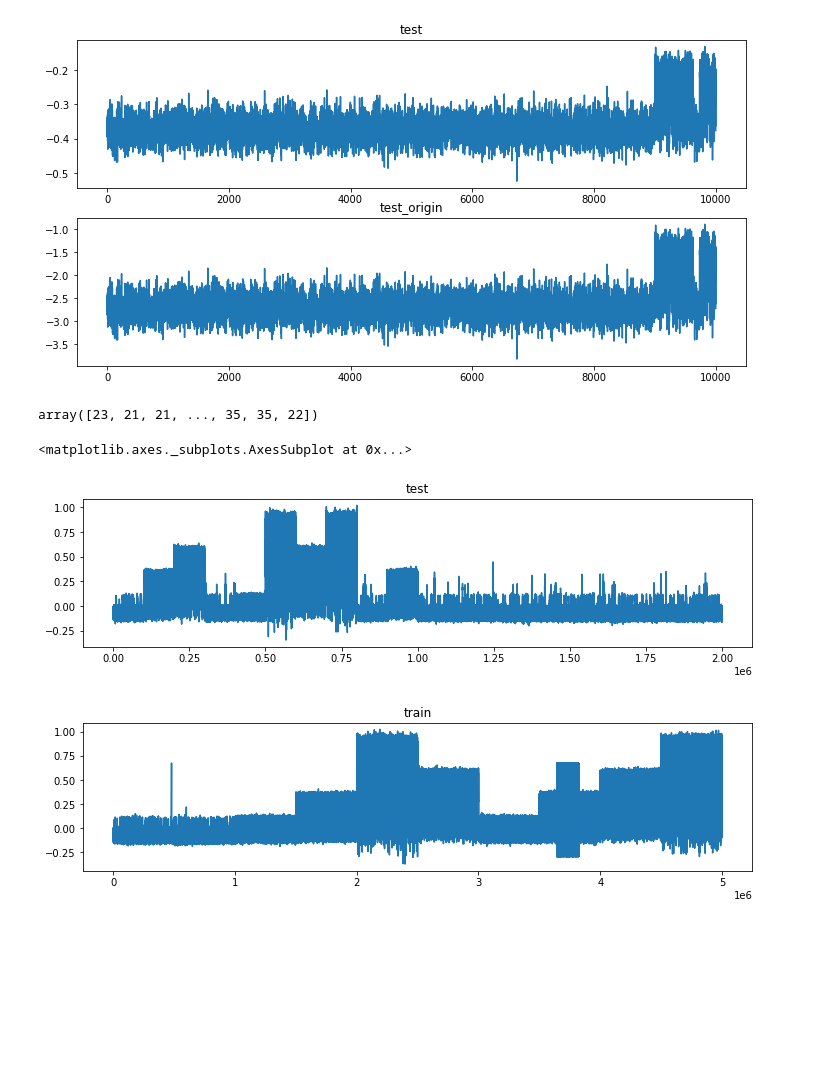
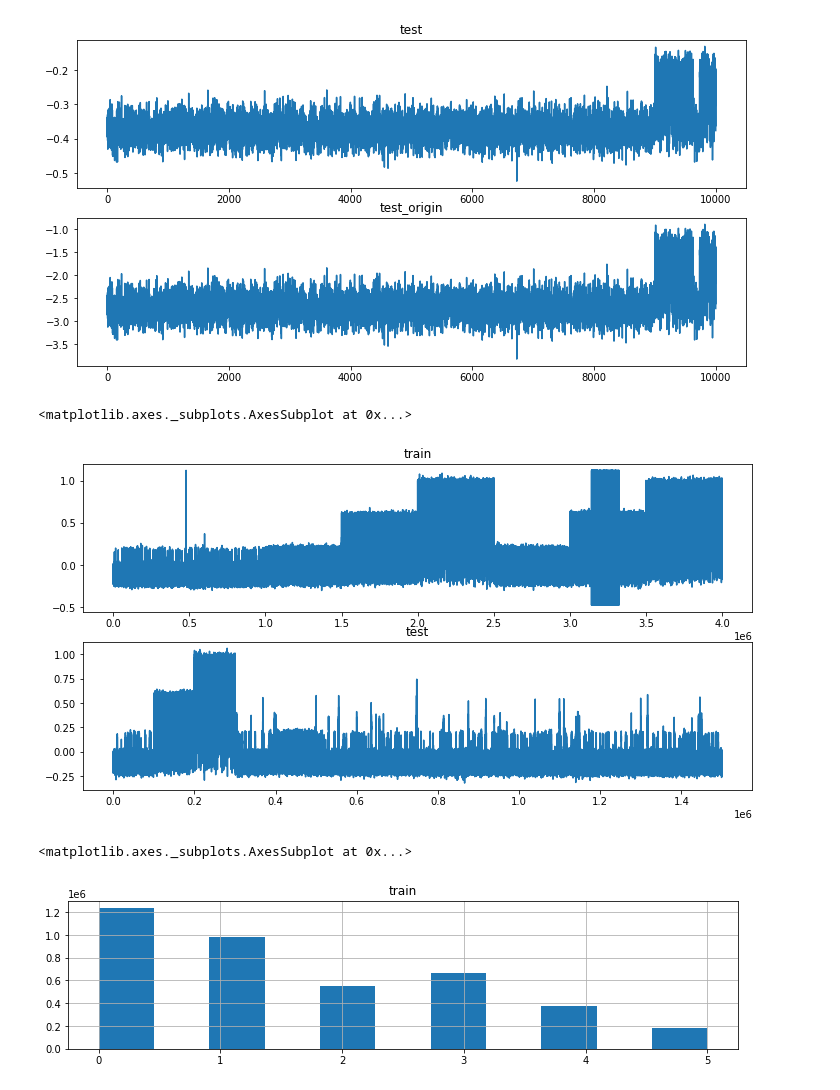
Before and after one commit to ibkuroyagi/liverpool-ion, a Jupyter notebook: test_apply.ipynb, the cells around one changed output. Drawn from its saved outputs; the diff is of its cells as text; code cells hidden in the pictures; blank space fills up the shorter version.

```diff
--- a/test_apply.ipynb
+++ b/test_apply.ipynb
@@ -185,6 +206,8 @@ print(test.shape)
 # %% [output]
 Reading Data Started...
 (400, 5000, 20)
+# %%
+train = split(GROUP_BATCH_SIZE=GROUP_BATCH_SIZE)
 # %%
 # shift = 2000
 # batch = int(500000/shift -1)
@@ -399,25 +422,59 @@ plt.plot(b)
 [figure]
 # %%
 aa = encode_mu_law(a[])
-# %%
-aa
-# %% [output]
-array([23, 21, 21, ..., 35, 35, 22])
+# %%
+def normalize1(train, test):
+    train_input_mean = train.signal.mean()
+    train_input_sigma = train.signal.std()
+    train['signal'] = (train.signal - train_input_mean + 1.95) / (4.*train_input_sigma)
+    test['signal'] = (test.signal - train_input_mean + 1.95) / (4.*train_input_sigma)
+    return train, test
+def normalize2(train, test):
+    train_input_mean = train.signal.mean()
+    train_input_sigma = train.signal.std()
+    train['signal'] = (train.signal - train_input_mean + 1.3) / (3.3*train_input_sigma)
+    test['signal'] = (test.signal - train_input_mean + 1.3) / (3.3*train_input_sigma)
+    return train, test
+# %%
+train_idx = np.ones(5000000).astype(bool)
+train_idx[500000*4:500000*5] = False
+train_idx[500000*9:500000*10] = False
+test_idx = np.ones(2000000).astype(bool)
+test_idx[500000*1:500000*2] = False
+
+train_idx = np.zeros(5000000).astype(bool)
+train_idx[500000*4:500000*5] = True
+train_idx[500000*9:500000*10] = True
+test_idx = np.zeros(2000000).astype(bool)
+test_idx[500000:500000+100000] = True
+test_idx[500000+200000:500000+300000] = True
 # %%
 train, test_1 = read_data()
-train, test_1 = normalize(train, test_1)
-plt.figure(figsize=(12,6))
-plt.subplot(2,1,1)
-plt.title('test')
-test_1.signal.plot()
+train = train[train_idx].reset_index(drop=True)
+test_1 = test_1[test_idx].reset_index(drop=True)
+
+train, test_1 = normalize2(train, test_1)
 plt.figure(figsize=(12,6))
 plt.subplot(2,1,1)
 plt.title('train')
 train.signal.plot()
+plt.subplot(2,1,2)
+plt.title('test')
+test_1.signal.plot()
 # %% [output]
 <matplotlib.axes._subplots.AxesSubplot at 0x...>
-[figure, old version]
+[figure, new version]
-[figure, removed]
+# %%
+plt.figure(figsize=(12,6))
+plt.subplot(2,1,1)
+plt.title('train')
+train.open_channels.hist(bins=11)
+# plt.subplot(2,1,2)
+# plt.title('test')
+# test_1.open_channels.hist(bins=11)
+# %% [output]
+<matplotlib.axes._subplots.AxesSubplot at 0x...>
+[figure, added]
 # %%
 train_e = encode_mu_law(train.signal.values)
 test_e = encode_mu_law(test_1.signal.values)
```
Also changed, not shown: parts of 13 cells of this notebook, 15 other files.
